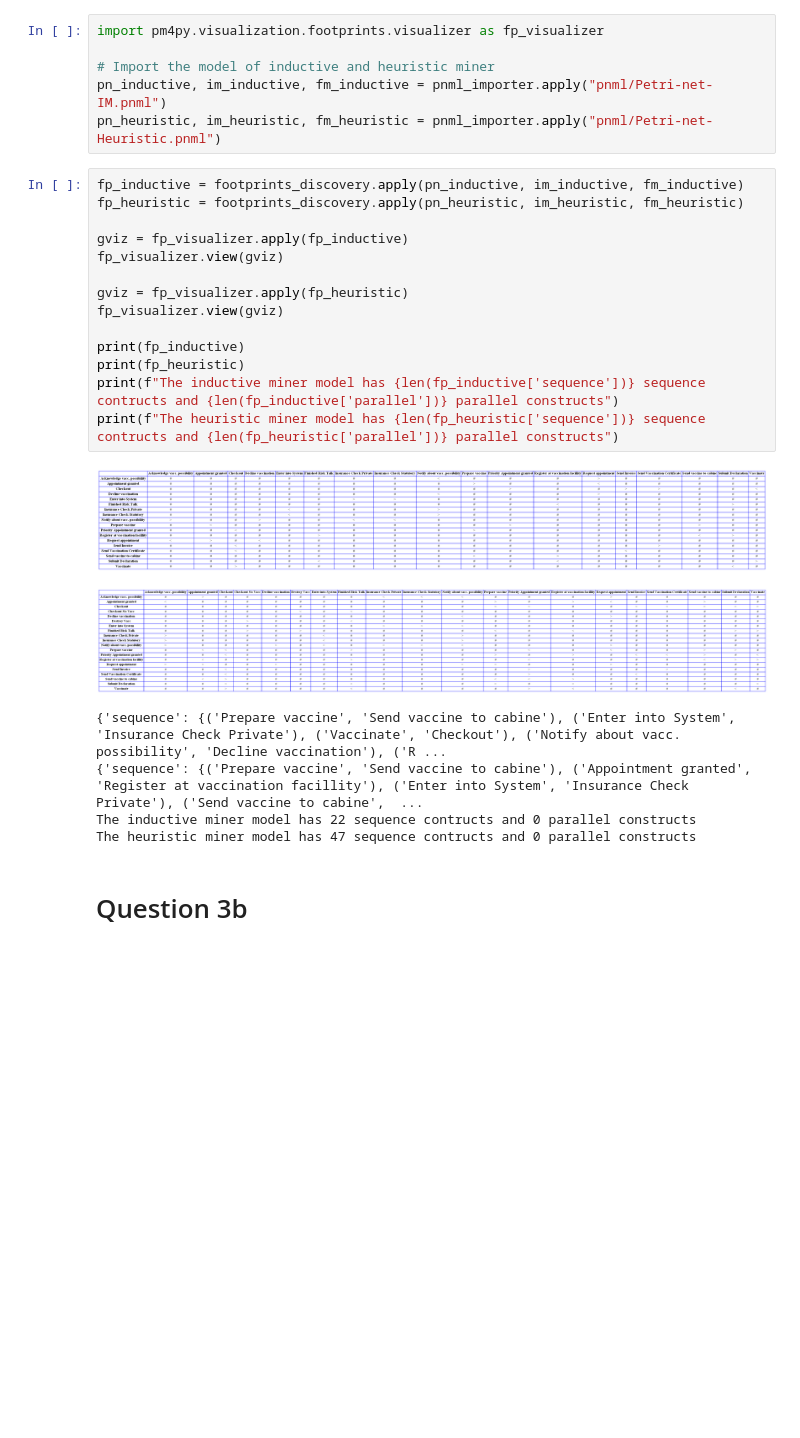
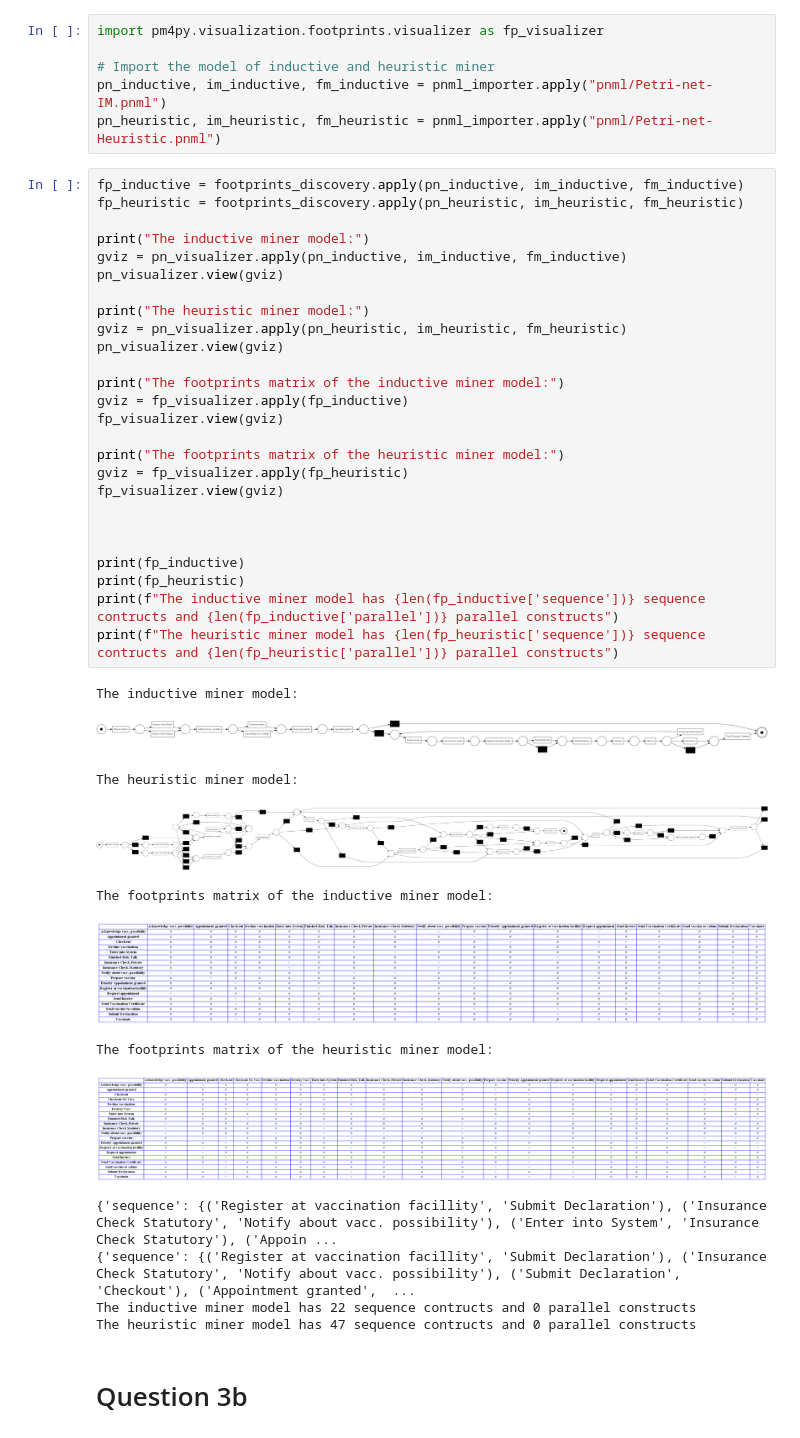
Before and after one commit to tranvutuan2001/APM1, a Jupyter notebook: notebook_template.ipynb, the cells around one changed output. Drawn from its saved outputs; the diff is of its cells as text; blank space fills up the shorter version.

```diff
--- a/notebook_template.ipynb
+++ b/notebook_template.ipynb
@@ -229,24 +229,42 @@ pn_heuristic, im_heuristic, fm_heuristic = pnml_importer.apply("pnml/Petri-net-H
 # %%
 fp_inductive = footprints_discovery.apply(pn_inductive, im_inductive, fm_inductive)
 fp_heuristic = footprints_discovery.apply(pn_heuristic, im_heuristic, fm_heuristic)
 
+print("The inductive miner model:")
+gviz = pn_visualizer.apply(pn_inductive, im_inductive, fm_inductive)
+pn_visualizer.view(gviz)
+
+print("The heuristic miner model:")
+gviz = pn_visualizer.apply(pn_heuristic, im_heuristic, fm_heuristic)
+pn_visualizer.view(gviz)
+
+print("The footprints matrix of the inductive miner model:")
 gviz = fp_visualizer.apply(fp_inductive)
 fp_visualizer.view(gviz)
 
+print("The footprints matrix of the heuristic miner model:")
 gviz = fp_visualizer.apply(fp_heuristic)
 fp_visualizer.view(gviz)
+
+
 
 print(fp_inductive)
 print(fp_heuristic)
 print(f"The inductive miner model has {len(fp_inductive['sequence'])} sequence contructs and {len(fp_inductive['parallel'])} parallel constructs")
 print(f"The heuristic miner model has {len(fp_heuristic['sequence'])} sequence contructs and {len(fp_heuristic['parallel'])} parallel constructs")
 # %% [output]
+The inductive miner model:
-[figure, old version]
+[figure, new version]
+The heuristic miner model:
-[figure, old version]
+[figure, new version]
-{'sequence': {('Prepare vaccine', 'Send vaccine to cabine'), ('Enter into System', 'Insurance Check Private'), ('Vaccinate', 'Checkout'), ('Notify about vacc. possibility', 'Decline vaccination'), ('R ...
-{'sequence': {('Prepare vaccine', 'Send vaccine to cabine'), ('Appointment granted', 'Register at vaccination facillity'), ('Enter into System', 'Insurance Check Private'), ('Send vaccine to cabine',  ...
-The inductive miner model has 22 sequence contructs and 0 parallel constructs
-The heuristic miner model has 47 sequence contructs and 0 parallel constructs
+The footprints matrix of the inductive miner model:
+[figure, added]
+The footprints matrix of the heuristic miner model:
+[figure, added]
+{'sequence': {('Register at vaccination facillity', 'Submit Declaration'), ('Insurance Check Statutory', 'Notify about vacc. possibility'), ('Enter into System', 'Insurance Check Statutory'), ('Appoin ...
+{'sequence': {('Register at vaccination facillity', 'Submit Declaration'), ('Insurance Check Statutory', 'Notify about vacc. possibility'), ('Submit Declaration', 'Checkout'), ('Appointment granted',  ...
+The inductive miner model has 22 sequence contructs and 0 parallel constructs
+The heuristic miner model has 47 sequence contructs and 0 parallel constructs
 # %% [markdown]
 # Question 3b
 # %%
```
Also changed, not shown: parts of 4 cells of this notebook.
